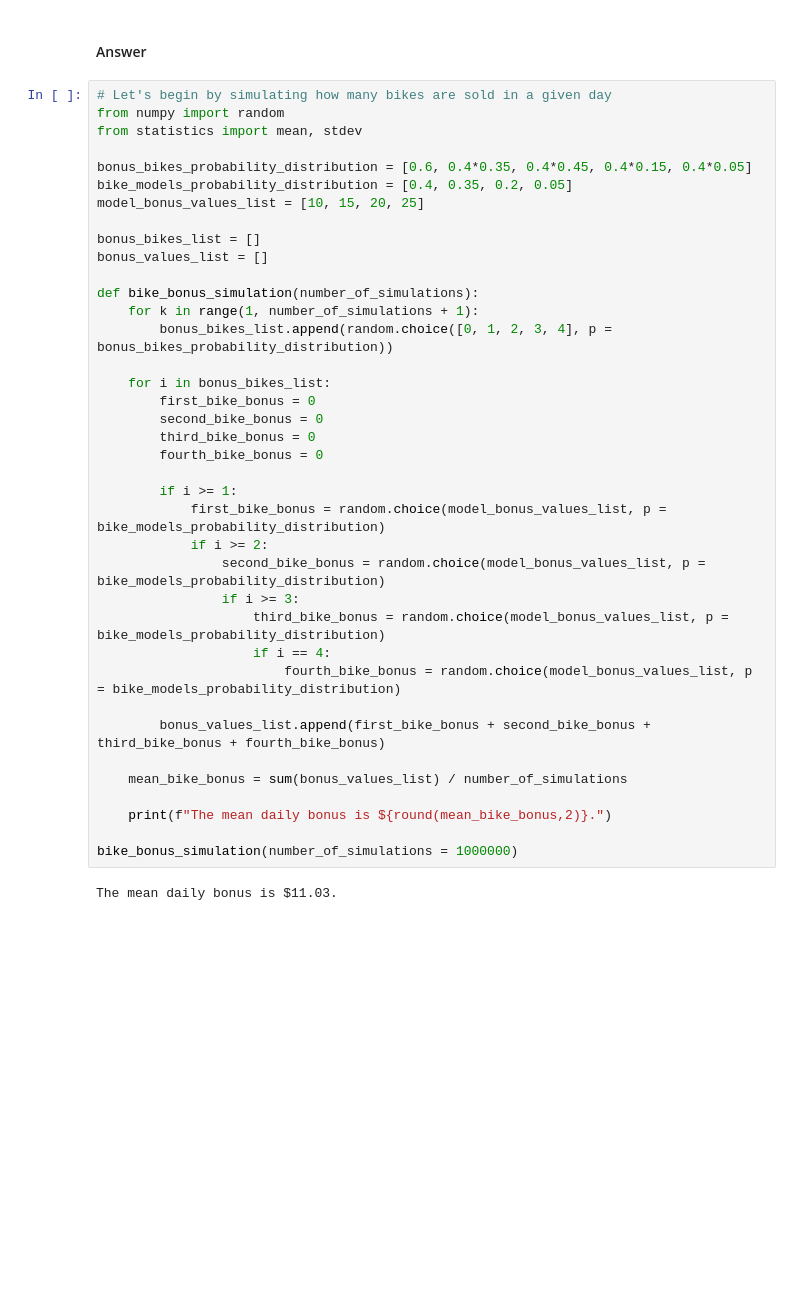
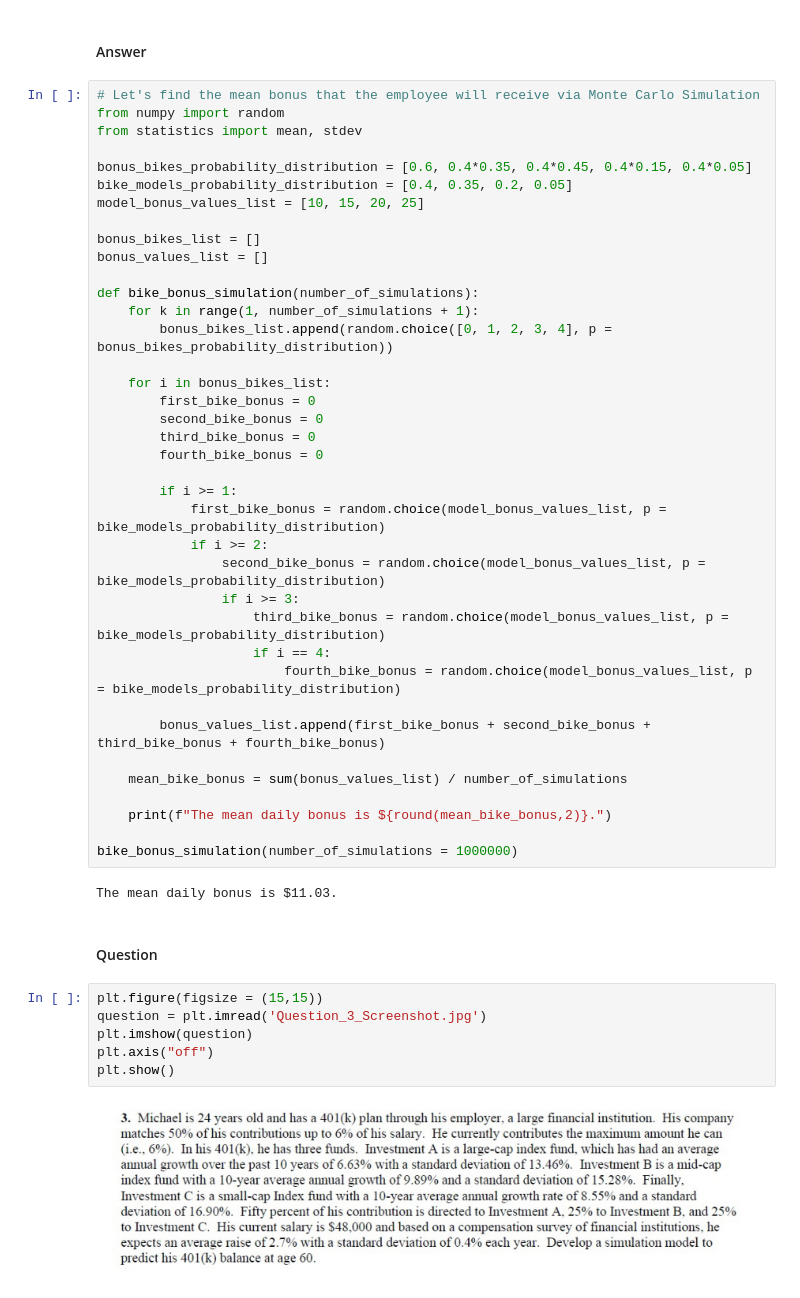
Before and after one commit to Steve-Desilets/Decision-Analytics, a Jupyter notebook: Simulation Methods/Assignment 4 - Simulation/Assignment 4 - Simulation - Supporting Python Code.ipynb, the cells around one changed output. Cells and saved outputs as stored; diff of their text form; blank space fills up the shorter version.

```diff
--- a/Simulation Methods/Assignment 4 - Simulation/Assignment 4 - Simulation - Supporting Python Code.ipynb
+++ b/Simulation Methods/Assignment 4 - Simulation/Assignment 4 - Simulation - Supporting Python Code.ipynb
@@ -67,7 +150,7 @@ plt.show()
 # %% [markdown]
 #### Answer
 # %%
-# Let's begin by simulating how many bikes are sold in a given day
+# Let's find the mean bonus that the employee will receive via Monte Carlo Simulation
 from numpy import random
 from statistics import mean, stdev
 
@@ -106,3 +189,13 @@ def bike_bonus_simulation(number_of_simulations):
 bike_bonus_simulation(number_of_simulations = 1000000)
 # %% [output]
 The mean daily bonus is $11.03.
+# %% [markdown]
+#### Question
+# %%
+plt.figure(figsize = (15,15))
+question = plt.imread('Question_3_Screenshot.jpg')
+plt.imshow(question)
+plt.axis("off")
+plt.show()
+# %% [output]
+[figure, added]
```
Also changed, not shown: parts of 5 cells of this notebook, 1 other file.
